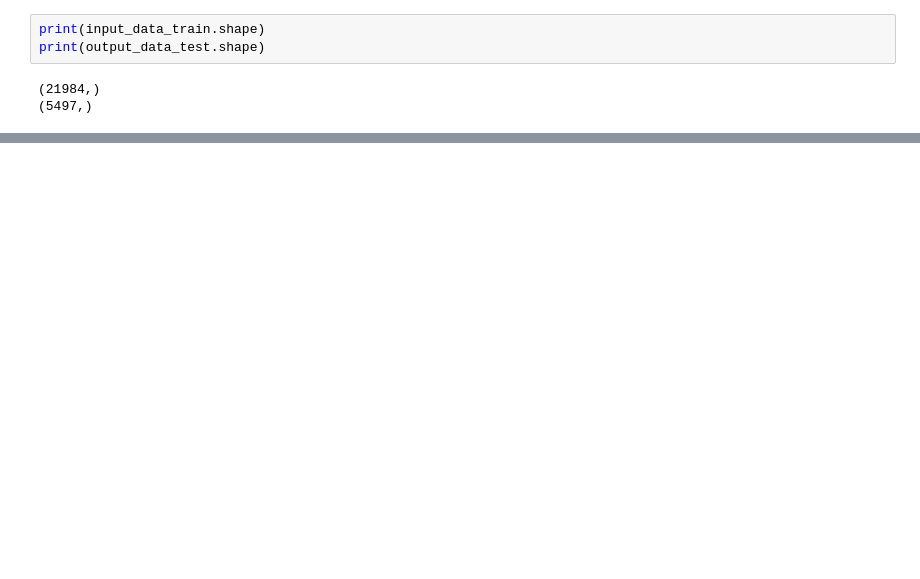
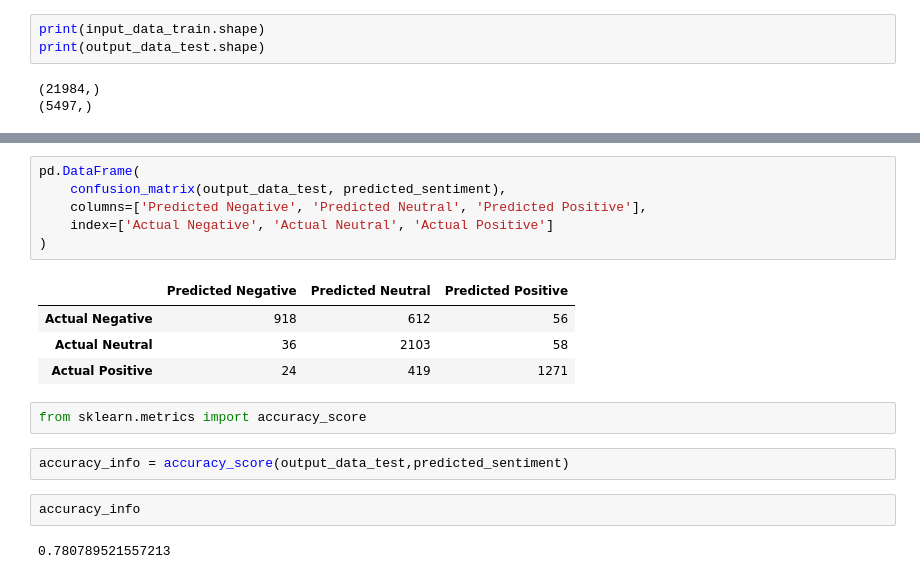
Before and after one commit to anwarbas01/Gen_AI_demo, a Jupyter notebook: ML/Naive_bayes.ipynb, the cells around one changed output, grey strips where cells are left out. Cells and saved outputs as stored; diff of their text form; blank space fills up the shorter version.

```diff
--- a/ML/Naive_bayes.ipynb
+++ b/ML/Naive_bayes.ipynb
@@ -98,0 +106,19 @@ array([[ 908,  556,   58],
+# %%
+pd.DataFrame(
+    confusion_matrix(output_data_test, predicted_sentiment),
+    columns=['Predicted Negative', 'Predicted Neutral', 'Predicted Positive'],
+    index=['Actual Negative', 'Actual Neutral', 'Actual Positive']
+)
+# %% [output]
+|  | Predicted Negative | Predicted Neutral | Predicted Positive |
+| Actual Negative | 918 | 612 | 56 |
+| Actual Neutral | 36 | 2103 | 58 |
+| Actual Positive | 24 | 419 | 1271 |
+# %%
+from sklearn.metrics import accuracy_score
+# %%
+accuracy_info = accuracy_score(output_data_test,predicted_sentiment)
+# %%
+accuracy_info
+# %% [output]
+0.780789521557213
```
Also changed, not shown: parts of 3 cells of this notebook, 2 other files.
